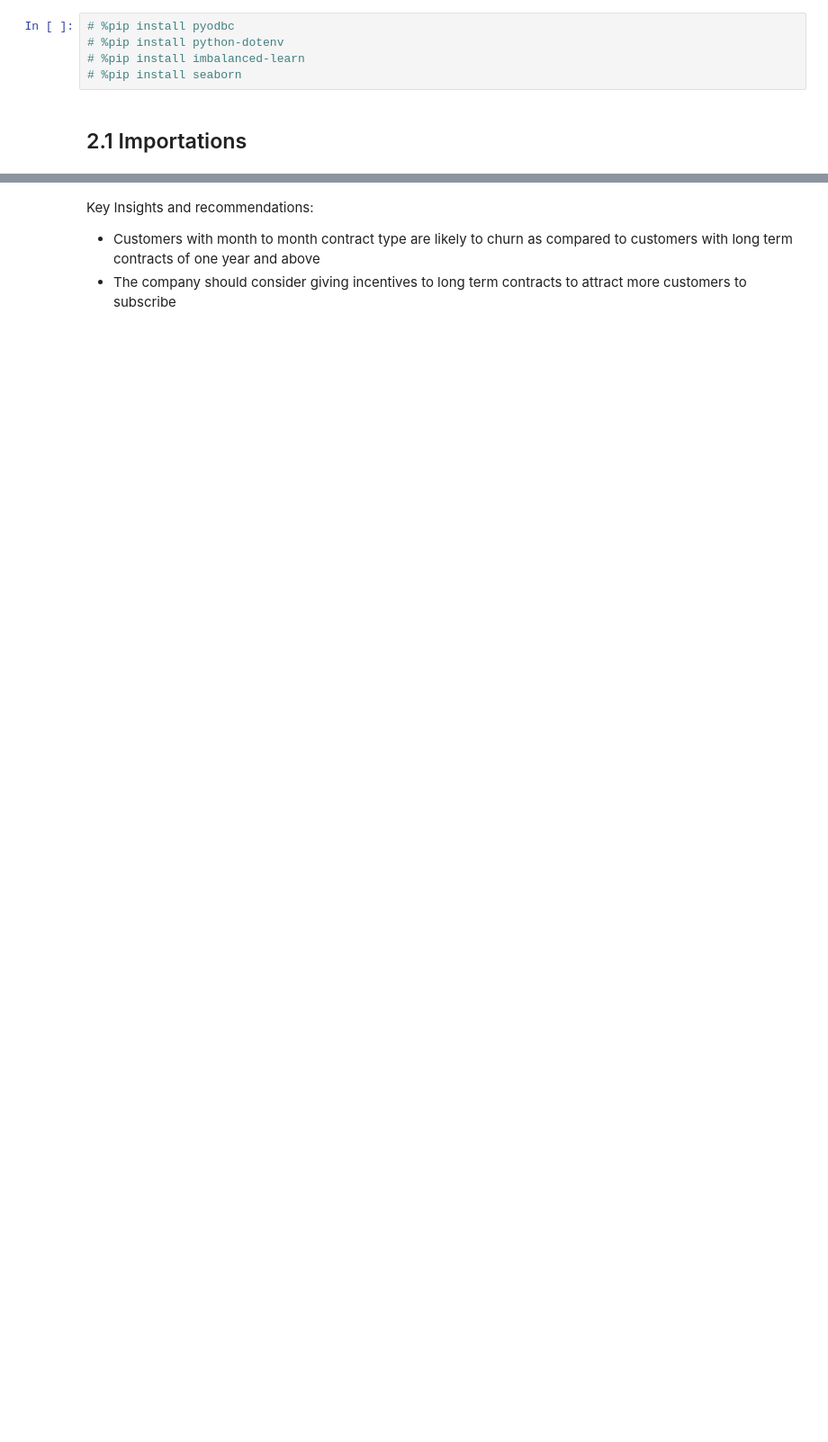
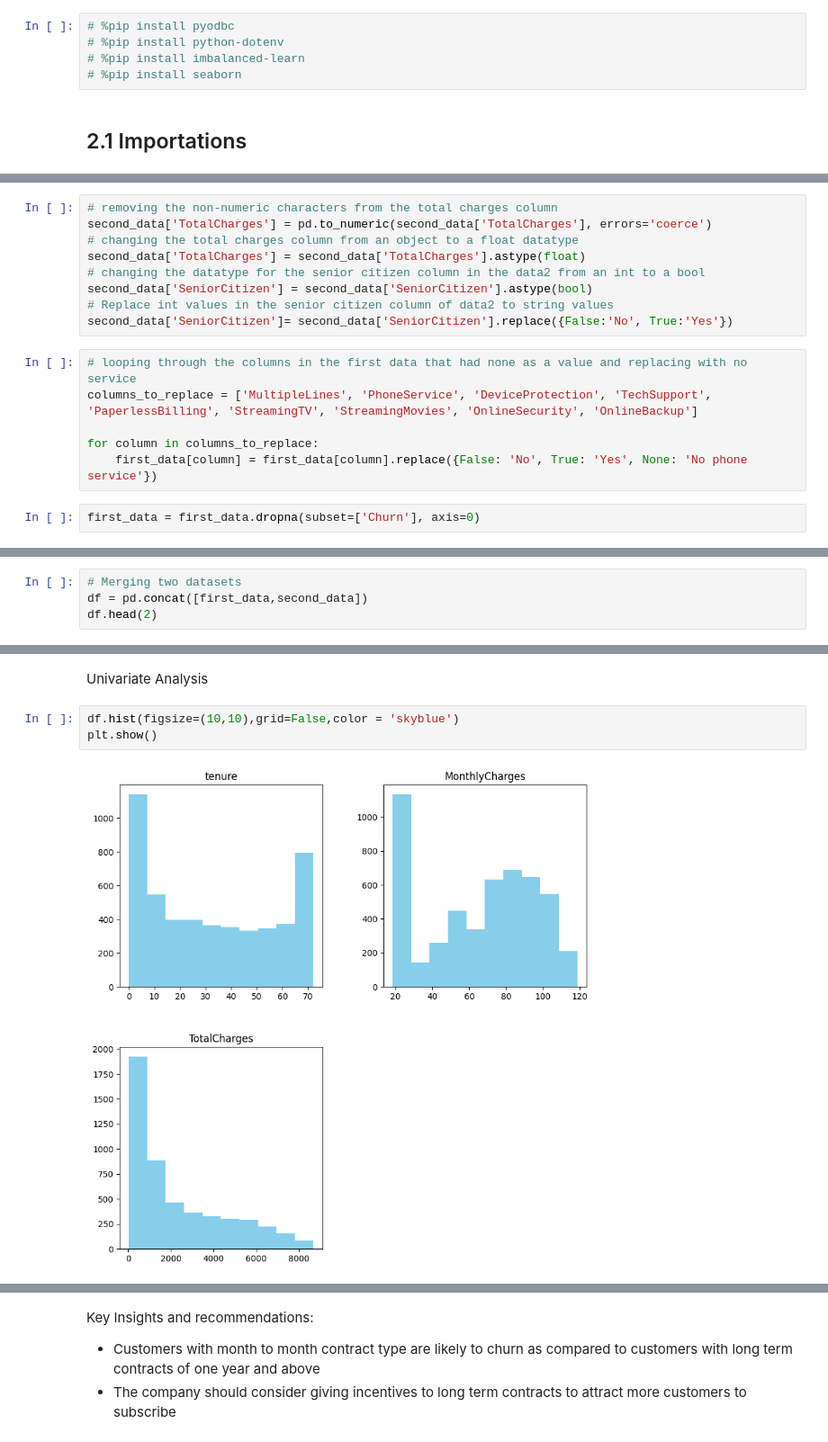
Before and after one commit to mwakabrian/LP2_Telco_customer_churn_Classification_Project, a Jupyter notebook: lp2_telco_customer_churn.ipynb, the cells around one changed output, grey strips where cells are left out. Shown: that part at 90% size. Cells and saved outputs as stored; diff of their text form; blank space fills up the shorter version.

```diff
--- a/lp2_telco_customer_churn.ipynb
+++ b/lp2_telco_customer_churn.ipynb
@@ -565,0 +240,17 @@ plt.show()
+# %%
+# removing the non-numeric characters from the total charges column
+second_data['TotalCharges'] = pd.to_numeric(second_data['TotalCharges'], errors='coerce')
+# changing the total charges column from an object to a float datatype
+second_data['TotalCharges'] = second_data['TotalCharges'].astype(float)
+# changing the datatype for the senior citizen column in the data2 from an int to a bool
+second_data['SeniorCitizen'] = second_data['SeniorCitizen'].astype(bool)
+# Replace int values in the senior citizen column of data2 to string values
+second_data['SeniorCitizen']= second_data['SeniorCitizen'].replace({False:'No', True:'Yes'})
+# %%
+# looping through the columns in the first data that had none as a value and replacing with no service
+columns_to_replace = ['MultipleLines', 'PhoneService', 'DeviceProtection', 'TechSupport', 'PaperlessBilling', 'StreamingTV', 'StreamingMovies', 'OnlineSecurity', 'OnlineBackup']
+
+for column in columns_to_replace:
+    first_data[column] = first_data[column].replace({False: 'No', True: 'Yes', None: 'No phone service'})
+# %%
+first_data = first_data.dropna(subset=['Churn'], axis=0)
@@ -565,0 +265,4 @@ plt.show()
+# %%
+# Merging two datasets
+df = pd.concat([first_data,second_data])
+df.head(2)
@@ -565,0 +348,7 @@ plt.show()
+# %% [markdown]
+Univariate Analysis
+# %%
+df.hist(figsize=(10,10),grid=False,color = 'skyblue')
+plt.show()
+# %% [output]
+[figure, added]
```
Also changed, not shown: parts of 190 cells of this notebook, 4 other files.
